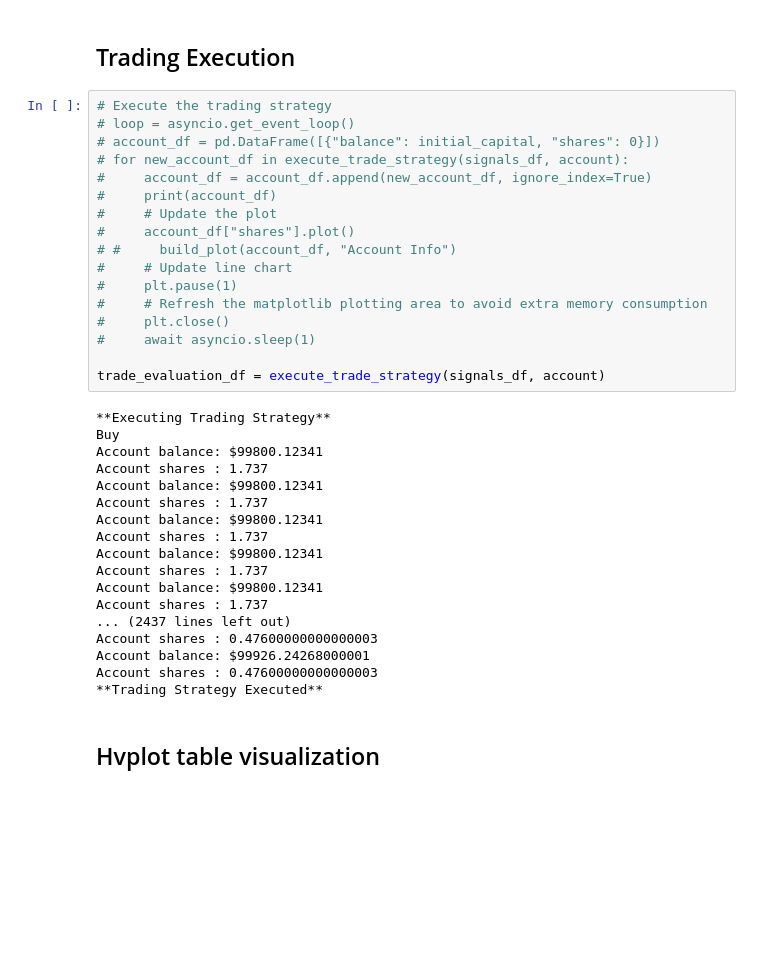
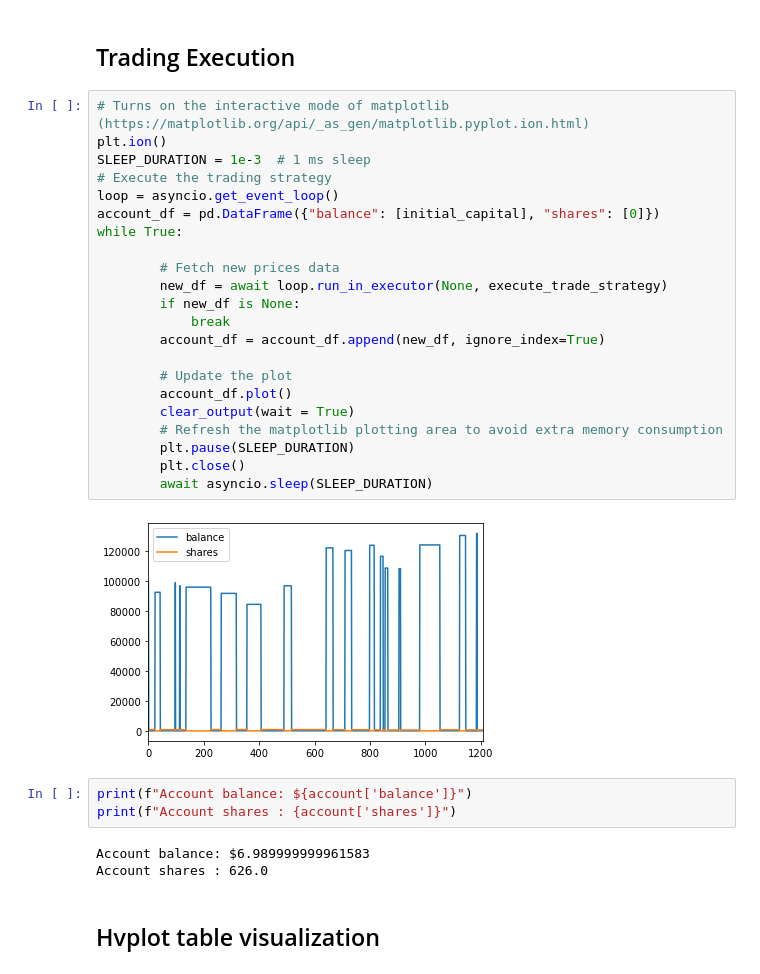
Before and after one commit to ShuranXu/Corn-Price-Predicter, a Jupyter notebook: Code/algo_trading.ipynb, the cells around one changed output. Cells and saved outputs as stored; diff of their text form; blank space fills up the shorter version.

Commit message:
made significant improvement in terms of trading visualization

```diff
--- a/Code/algo_trading.ipynb
+++ b/Code/algo_trading.ipynb
@@ -409,40 +413,35 @@ portfolio_evaluation_df = portfolio_evaluation_table(signals_eval_df)
 # %% [markdown]
 ## Trading Execution
 # %%
+# Turns on the interactive mode of matplotlib (https://matplotlib.org/api/_as_gen/matplotlib.pyplot.ion.html)
+plt.ion()
+SLEEP_DURATION = 1e-3  # 1 ms sleep
 # Execute the trading strategy
-# loop = asyncio.get_event_loop()
-# account_df = pd.DataFrame([{"balance": initial_capital, "shares": 0}])
-# for new_account_df in execute_trade_strategy(signals_df, account):
-#     account_df = account_df.append(new_account_df, ignore_index=True)
-#     print(account_df)
-#     # Update the plot
-#     account_df["shares"].plot()
-# #     build_plot(account_df, "Account Info")
-#     # Update line chart
-#     plt.pause(1)
-#     # Refresh the matplotlib plotting area to avoid extra memory consumption
-#     plt.close()
-#     await asyncio.sleep(1)
+loop = asyncio.get_event_loop()
+account_df = pd.DataFrame({"balance": [initial_capital], "shares": [0]})
+while True:
 
-trade_evaluation_df = execute_trade_strategy(signals_df, account)
+        # Fetch new prices data
+        new_df = await loop.run_in_executor(None, execute_trade_strategy)
+        if new_df is None:
+            break
+        account_df = account_df.append(new_df, ignore_index=True)
+
+        # Update the plot
+        account_df.plot()
+        clear_output(wait = True)
+        # Refresh the matplotlib plotting area to avoid extra memory consumption
+        plt.pause(SLEEP_DURATION)
+        plt.close()
+        await asyncio.sleep(SLEEP_DURATION)
 # %% [output]
-**Executing Trading Strategy**
-Buy
-Account balance: $99800.12341
-Account shares : 1.737
-Account balance: $99800.12341
-Account shares : 1.737
-Account balance: $99800.12341
-Account shares : 1.737
-Account balance: $99800.12341
-Account shares : 1.737
-Account balance: $99800.12341
-Account shares : 1.737
-... (2437 lines left out)
-Account shares : 0.47600000000000003
-Account balance: $99926.24268000001
-Account shares : 0.47600000000000003
-**Trading Strategy Executed**
+[figure, added]
+# %%
+print(f"Account balance: ${account['balance']}")
+print(f"Account shares : {account['shares']}")
+# %% [output]
+Account balance: $6.989999999961583
+Account shares : 626.0
 # %% [markdown]
 ## Hvplot table visualization
 # %%
```
Also changed, not shown: parts of 7 cells of this notebook.
